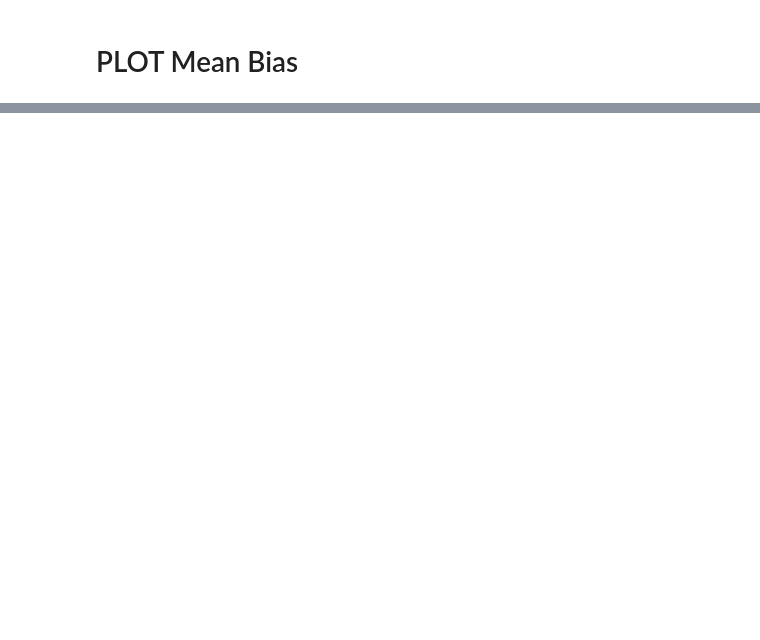
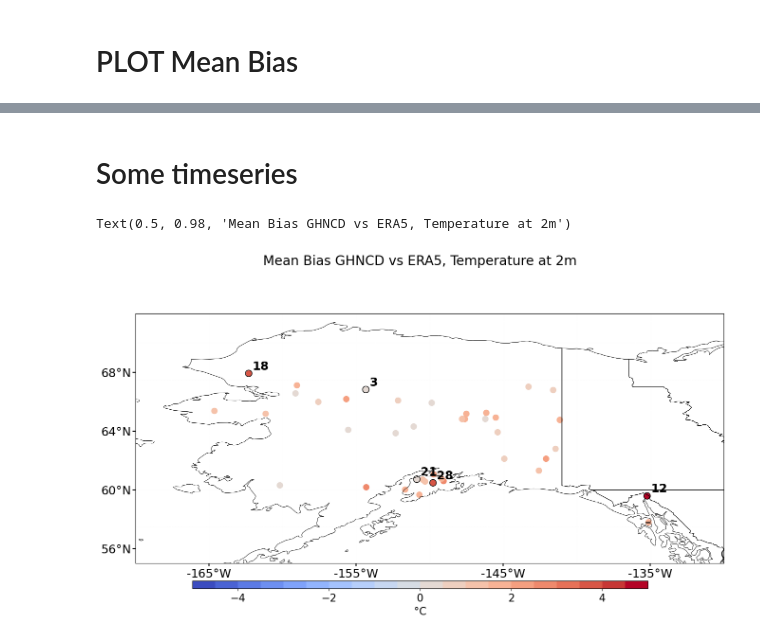
Before and after one commit to GaelleHervieux/ERA5_Tair_Tmin_Tmax, a Jupyter notebook: plot_GHCND_vs_ERA5_AK.ipynb, the cells around one changed output, grey strips where cells are left out. Saved outputs shown, nothing was run; the diff lists cells and outputs as text; code cells hidden in the pictures; blank space fills up the shorter version.

```diff
--- a/plot_GHCND_vs_ERA5_AK.ipynb
+++ b/plot_GHCND_vs_ERA5_AK.ipynb
@@ -161,0 +222,37 @@ Text(0.5, 0, 'time')
+# %% [markdown]
+# Some timeseries
+# %%
+Tip=[3,12,18,21,28]
+proj=ccrs.PlateCarree()
+clevs=np.arange(-5,5.5,0.5)
+cmap=cm.get_cmap('coolwarm',len(clevs)-1)
+
+fig, ax = plt.subplots(nrows=1,ncols=1,figsize=(16,8),subplot_kw={'projection':proj})
+
+for ip in range(0,len(ds['station'])):
+  cc=ax.scatter(ds['longitude'][ip],ds['latitude'][ip],c=rmse[ip],vmin=clevs[0],vmax=clevs[-1],marker='o',cmap=cmap,s=75)
+for ip in Tip:
+  ax.scatter(ds['longitude'][ip],ds['latitude'][ip],ec='k',fc='None',marker='o',cmap=cmap,s=100)
+  ax.text(ds['longitude'][ip]+0.25,ds['latitude'][ip]+0.25,f'{ip}',color='k',size=18,weight='bold')
+cbar_ax = fig.add_axes([0.2, 0.1, 0.6, 0.02])
+cbar=fig.colorbar(cc, cax=cbar_ax,orientation='horizontal',label=units)
+cbar.set_label(label=units,fontsize=16)
+cbar.ax.tick_params(labelsize=16)
+ax.set_extent([190,230,55,72],proj)
+ax.add_feature(state_borders,zorder=100,linewidth=0.4,edgecolor='k')
+grd = ax.gridlines(
+draw_labels=False,
+color='gray', alpha=0.01, linestyle='--')
+
+ax.set_xlabel('')
+ax.set_ylabel('')
+ax.add_feature(state_borders,zorder=100,linewidth=0.4,edgecolor='k')
+ax.tick_params(axis='both',direction='out',width=1.5,length=4)
+ax.set_yticks(ax.get_yticks()[1:-1:2],crs=ccrs.PlateCarree())
+ax.set_yticklabels([f'{round(ixx)}$\degree$N' for ixx in ax.get_yticks()],size=18)
+ax.set_xticks(ax.get_xticks()[1:-1:2],crs=ccrs.PlateCarree())
+ax.set_xticklabels([f'{round(ixx)}$\degree$W' for ixx in ax.get_xticks()],size=18)
+plt.suptitle('Mean Bias GHNCD vs ERA5, Temperature at 2m',fontsize=20)
+# %% [output]
+Text(0.5, 0.98, 'Mean Bias GHNCD vs ERA5, Temperature at 2m')
+[figure, added]
```
Also changed, not shown: parts of 11 cells of this notebook.
